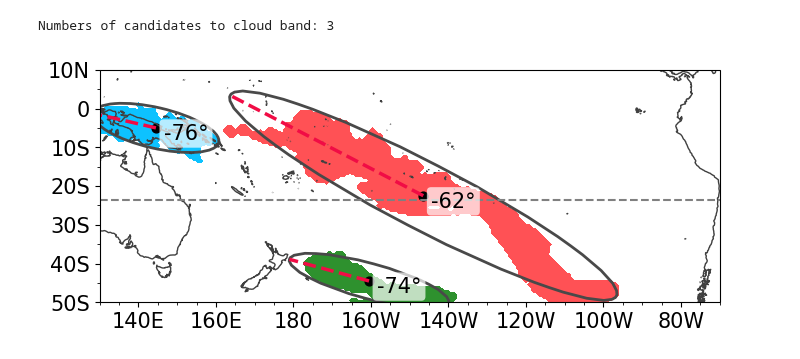
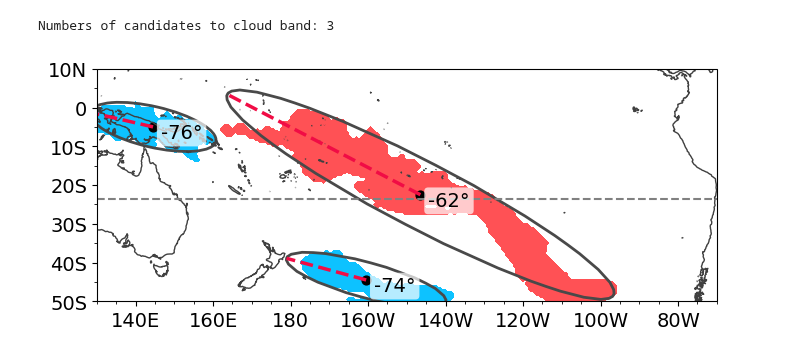
Before and after one commit to romainpilon/cloudbandPy, a Jupyter notebook: notebooks/ellipse_around_cloud_band.ipynb, the cells around one changed output. Cells and saved outputs as stored; diff of their text form; code cells hidden in the pictures.

Commit message:
Change colors ellipse

```diff
--- a/notebooks/ellipse_around_cloud_band.ipynb
+++ b/notebooks/ellipse_around_cloud_band.ipynb
@@ -87,9 +87,9 @@ print("Numbers of candidates to cloud band: "+ str(int(len(list_of_candidates[0]
 # %% [output]
 Numbers of candidates to cloud band: 3
 # %%
-set_fontsize(15)
+set_fontsize(14)
 
-blob_colors = ["forestgreen", "deepskyblue", "#ff474c"]
+blob_colors = ["deepskyblue", "deepskyblue", "#ff474c"]
 
 
 fig, ax = plt.subplots(
@@ -173,31 +173,31 @@ else:  # no cloud band: we show an empty array made out the first cloud band arr
     emap[emap != 0] = 0
     ax.contourf(lons, lats, np.ma.masked_where(emap == 0, emap), transform=ccrs.PlateCarree(), levels=range(4))
 
 
 
 plt.axhline(y=-23.5, color='gray', linestyle='--')
 
 lat_north, lat_south = 10, -50
 lonticks = np.concatenate((np.arange(0, 180, 20), np.arange(-180, 0, 20)))
 latticks = np.arange(-50, 20, 10)
 ax.set_yticks(latticks, crs=ccrs.PlateCarree())
 ax.set_xticks(lonticks, crs=ccrs.PlateCarree())
 ax.xaxis.set_major_formatter(LON_FORMAT)
 ax.yaxis.set_major_formatter(LAT_FORMAT)
 ax.yaxis.set_minor_locator(MultipleLocator(5))
 ax.xaxis.set_minor_locator(MultipleLocator(5))
 ax.coastlines("50m", color="#404040")
 ax.set_extent([wrapTo180(lons)[-1], wrapTo180(lons)[0], lat_south, lat_north])
 ax.set_ylim([lat_south, lat_north])
 original_startdate = config_event['startdate']
 datetime_obj = dt.datetime.strptime(original_startdate, '%Y%m%d.%H')
 formatted_startdate = datetime_obj.strftime('%Y-%m-%d')
 
 
 plt.savefig(
     f"./ellipse_{formatted_startdate}.png",
     dpi=200,
     bbox_inches="tight",
 )
 # %% [output]
-[figure, old version]
+[figure, new version]
```
Also changed, not shown: parts of 3 cells of this notebook.
